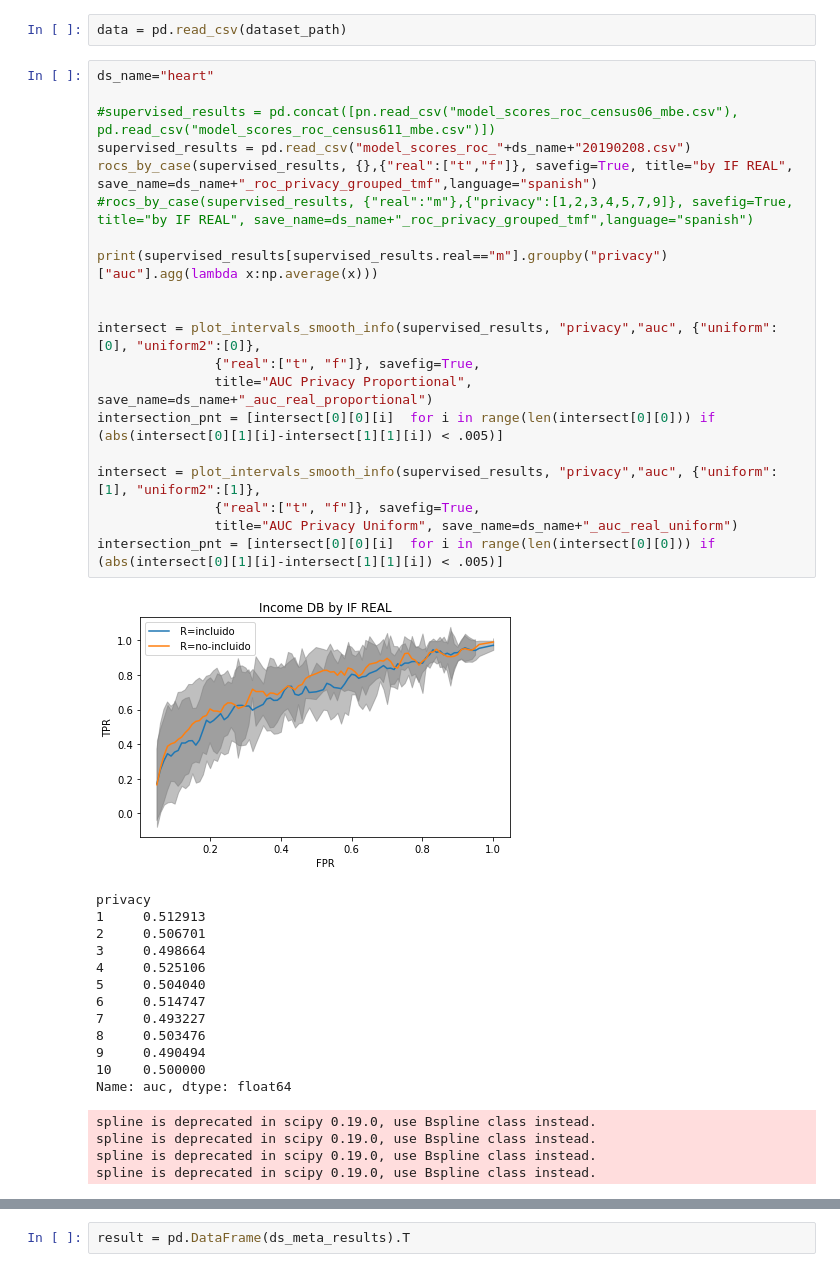
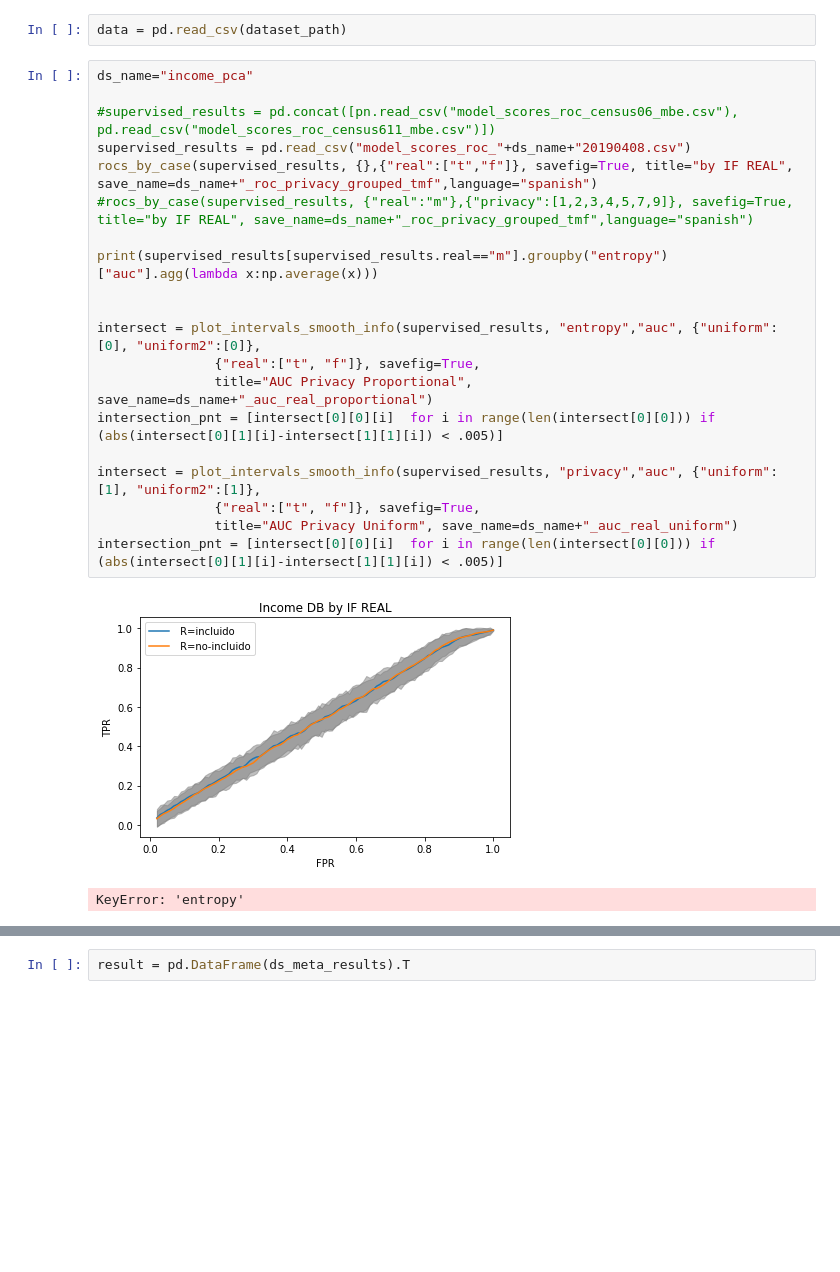
Before and after one commit to jwzinser/Tesis, a Jupyter notebook: parallel/fffff.ipynb, the cells around one changed output, grey strips where cells are left out. Saved outputs shown, nothing was run; the diff lists cells and outputs as text; blank space fills up the shorter version.

Commit message:
adds entropy

```diff
--- a/parallel/fffff.ipynb
+++ b/parallel/fffff.ipynb
@@ -167,40 +71,25 @@ for ds_name, df_path, y_col in [("income", "../data/kaagle/census/adult.csv", "i
 # %%
 data = pd.read_csv(dataset_path)
 # %%
-ds_name="heart"
+ds_name="income_pca"
 
 #supervised_results = pd.concat([pn.read_csv("model_scores_roc_census06_mbe.csv"), pd.read_csv("model_scores_roc_census611_mbe.csv")])
-supervised_results = pd.read_csv("model_scores_roc_"+ds_name+"20190208.csv")
+supervised_results = pd.read_csv("model_scores_roc_"+ds_name+"20190408.csv")
 rocs_by_case(supervised_results, {},{"real":["t","f"]}, savefig=True, title="by IF REAL", save_name=ds_name+"_roc_privacy_grouped_tmf",language="spanish")
 #rocs_by_case(supervised_results, {"real":"m"},{"privacy":[1,2,3,4,5,7,9]}, savefig=True, title="by IF REAL", save_name=ds_name+"_roc_privacy_grouped_tmf",language="spanish")
 
-print(supervised_results[supervised_results.real=="m"].groupby("privacy")["auc"].agg(lambda x:np.average(x)))
+print(supervised_results[supervised_results.real=="m"].groupby("entropy")["auc"].agg(lambda x:np.average(x)))
 
 
-intersect = plot_intervals_smooth_info(supervised_results, "privacy","auc", {"uniform":[0], "uniform2":[0]},
+intersect = plot_intervals_smooth_info(supervised_results, "entropy","auc", {"uniform":[0], "uniform2":[0]},
                {"real":["t", "f"]}, savefig=True,
                title="AUC Privacy Proportional", save_name=ds_name+"_auc_real_proportional")
 intersection_pnt = [intersect[0][0][i]  for i in range(len(intersect[0][0])) if (abs(intersect[0][1][i]-intersect[1][1][i]) < .005)]
 
 intersect = plot_intervals_smooth_info(supervised_results, "privacy","auc", {"uniform":[1], "uniform2":[1]},
                {"real":["t", "f"]}, savefig=True,
                title="AUC Privacy Uniform", save_name=ds_name+"_auc_real_uniform")
 intersection_pnt = [intersect[0][0][i]  for i in range(len(intersect[0][0])) if (abs(intersect[0][1][i]-intersect[1][1][i]) < .005)]
 # %% [output]
-[figure, old version]
+[figure, new version]
-privacy
-1     0.512913
-2     0.506701
-3     0.498664
-4     0.525106
-5     0.504040
-6     0.514747
-7     0.493227
-8     0.503476
-9     0.490494
-10    0.500000
-Name: auc, dtype: float64
+KeyError: 'entropy'
-spline is deprecated in scipy 0.19.0, use Bspline class instead.
-spline is deprecated in scipy 0.19.0, use Bspline class instead.
-spline is deprecated in scipy 0.19.0, use Bspline class instead.
-spline is deprecated in scipy 0.19.0, use Bspline class instead.
```
Also changed, not shown: parts of 16 cells of this notebook, 1 other file.
